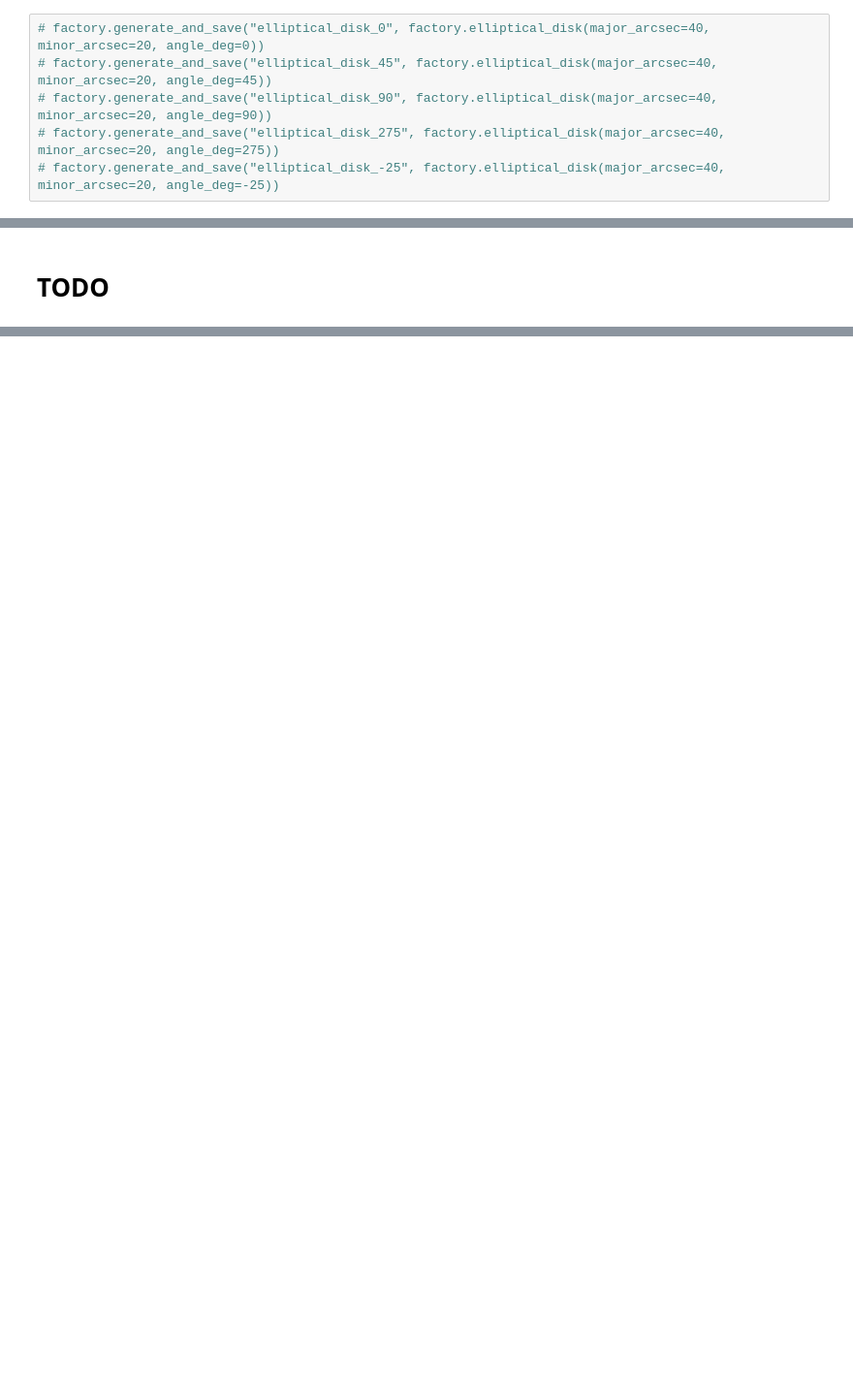
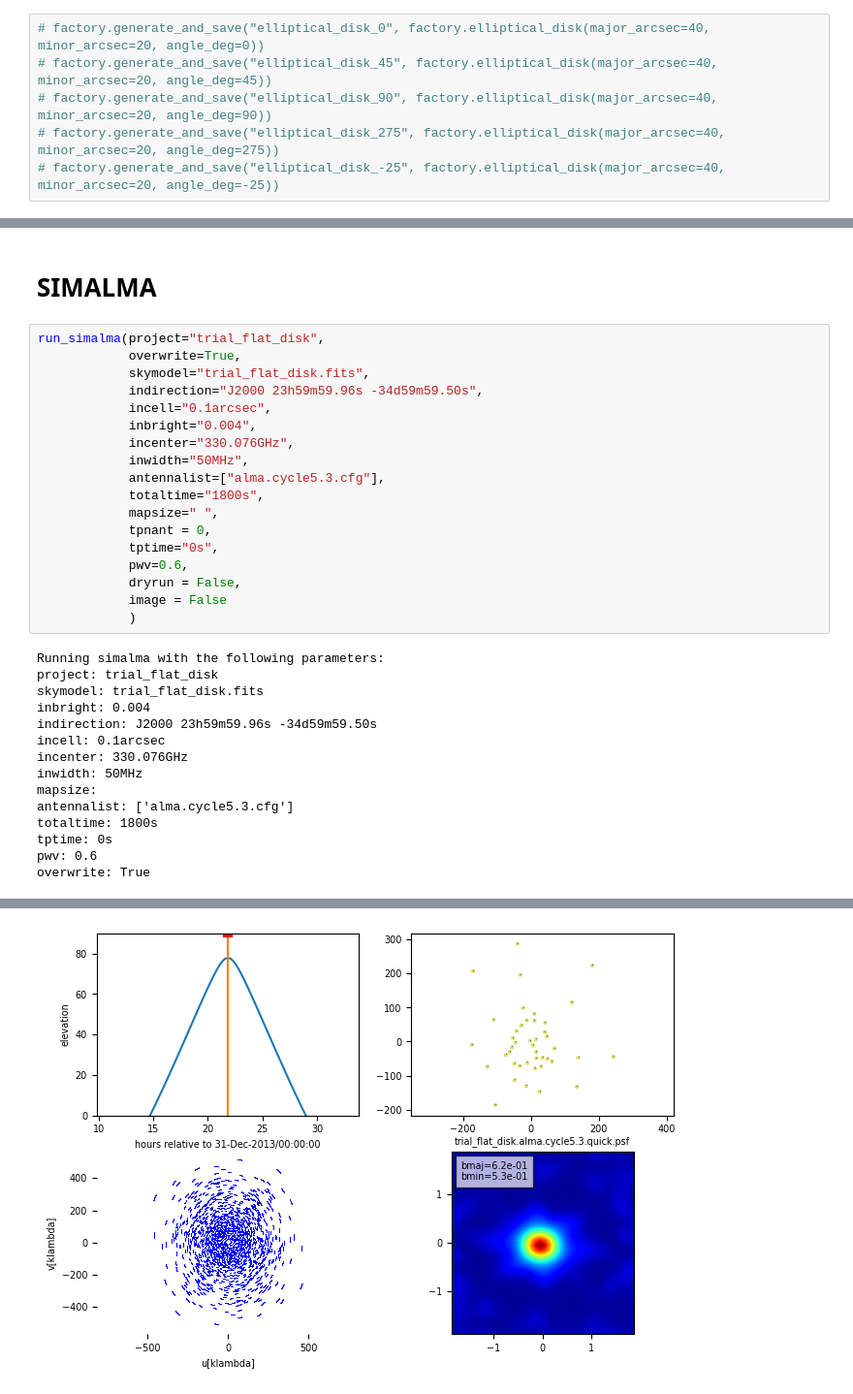
Before and after one commit to ramlalunni/sim_rml, a Jupyter notebook: tests.ipynb, the cells around one changed output, grey strips where cells are left out. Shown at 97% size. Drawn from its saved outputs; the diff is of its cells as text; blank space fills up the shorter version.

```diff
--- a/tests.ipynb
+++ b/tests.ipynb
@@ -40,2 +41,35 @@ factory.generate_and_save("point_sources", factory.point_sources(source_list=[(0
 # %% [markdown]
-# TODO
+# SIMALMA
+# %%
+run_simalma(project="trial_flat_disk",
+            overwrite=True,
+            skymodel="trial_flat_disk.fits",
+            indirection="J2000 23h59m59.96s -34d59m59.50s",
+            incell="0.1arcsec",
+            inbright="0.004",
+            incenter="330.076GHz",
+            inwidth="50MHz",
+            antennalist=["alma.cycle5.3.cfg"],
+            totaltime="1800s",
+            mapsize=" ",
+            tpnant = 0,
+            tptime="0s",
+            pwv=0.6,
+            dryrun = False,
+            image = False
+            )
+# %% [output]
+Running simalma with the following parameters:
+project: trial_flat_disk
+skymodel: trial_flat_disk.fits
+inbright: 0.004
+indirection: J2000 23h59m59.96s -34d59m59.50s
+incell: 0.1arcsec
+incenter: 330.076GHz
+inwidth: 50MHz
+mapsize:
+antennalist: ['alma.cycle5.3.cfg']
+totaltime: 1800s
+tptime: 0s
+pwv: 0.6
+overwrite: True
@@ -41,0 +83 @@ factory.generate_and_save("point_sources", factory.point_sources(source_list=[(0
+[figure, added]
```
Also changed, not shown: parts of 7 cells of this notebook.
